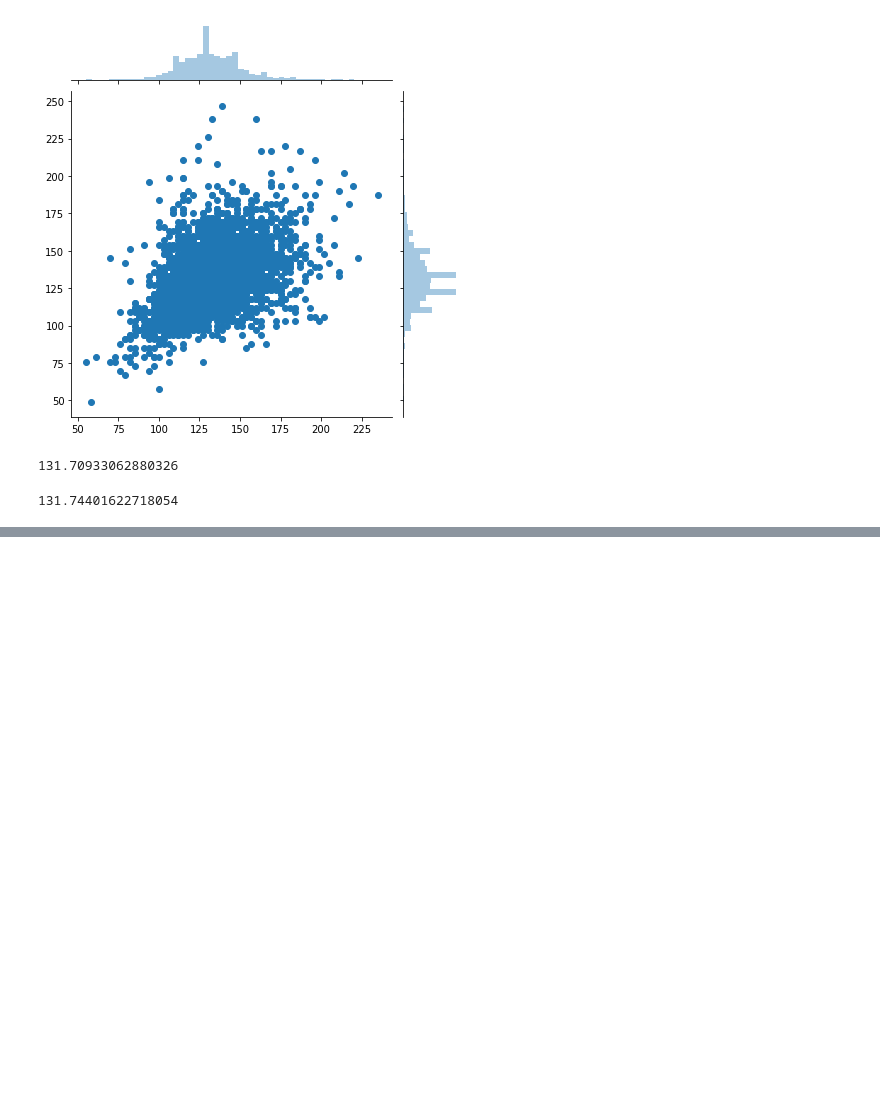
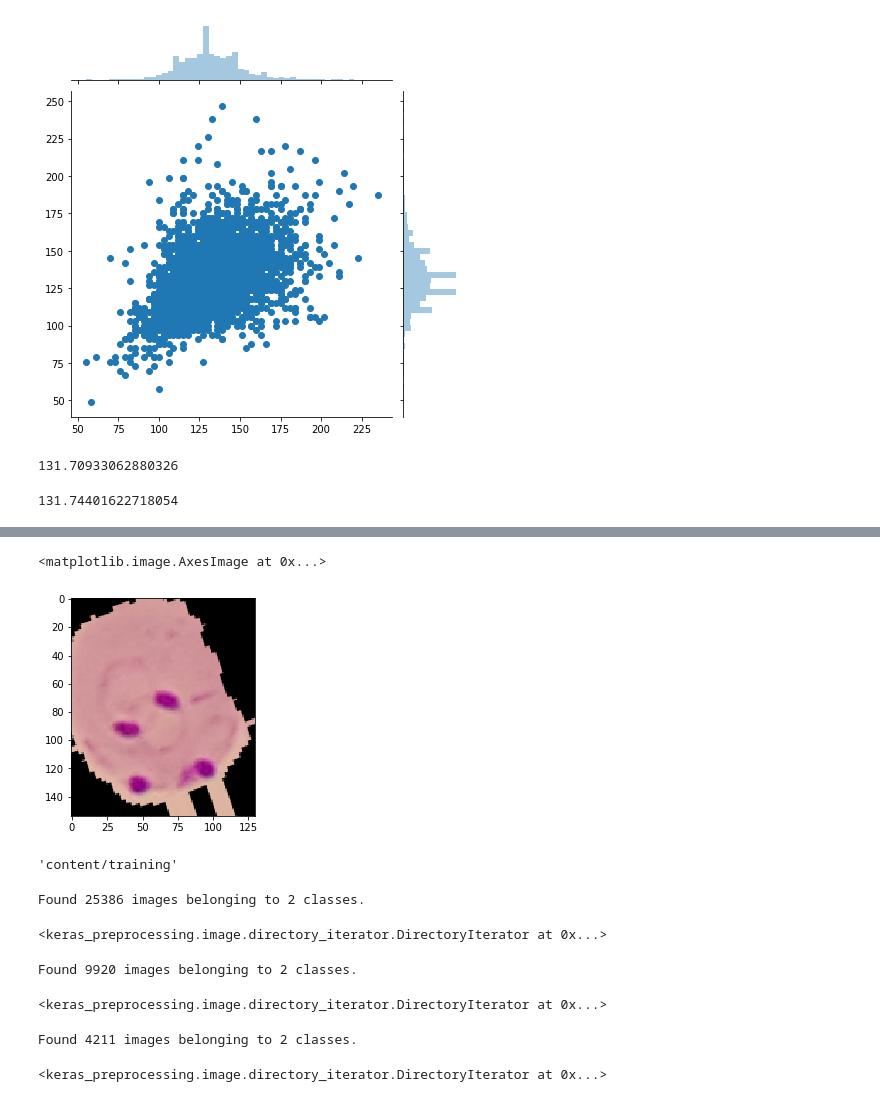
Before and after one commit to Vsanku01/Deep-Learning-Tuts, a Jupyter notebook: Malaria_Detection.ipynb, the cells around one changed output, grey strips where cells are left out. Saved outputs shown, nothing was run; the diff lists cells and outputs as text; code cells hidden in the pictures; blank space fills up the shorter version.

```diff
--- a/Malaria_Detection.ipynb
+++ b/Malaria_Detection.ipynb
@@ -234,0 +233,14 @@ image_shape = (130,130,3)
+# %%
+image_gen = ImageDataGenerator(
+    rotation_range = 30,
+    width_shift_range = 0.1,
+    height_shift_range = 0.1,
+    shear_range = 0.1,
+    zoom_range = 0.1,
+    horizontal_flip = True,
+    fill_mode = 'nearest'
+
+)
+# %%
+para_img = imread(para_cell)
+plt.imshow(imread(para_cell))
@@ -234,0 +250,25 @@ image_shape = (130,130,3)
+# %%
+plt.imshow(image_gen.random_transform(para_img))
+# %% [output]
+<matplotlib.image.AxesImage at 0x...>
+[figure, added]
+# %%
+train_path
+# %% [output]
+'content/training'
+# %%
+image_gen.flow_from_directory(train_path)
+# %% [output]
+Found 25386 images belonging to 2 classes.
+<keras_preprocessing.image.directory_iterator.DirectoryIterator at 0x...>
+# %%
+
+image_gen.flow_from_directory(test_path)
+# %% [output]
+Found 9920 images belonging to 2 classes.
+<keras_preprocessing.image.directory_iterator.DirectoryIterator at 0x...>
+# %%
+image_gen.flow_from_directory(val_path)
+# %% [output]
+Found 4211 images belonging to 2 classes.
+<keras_preprocessing.image.directory_iterator.DirectoryIterator at 0x...>
```
Also changed, not shown: parts of 19 cells of this notebook.
